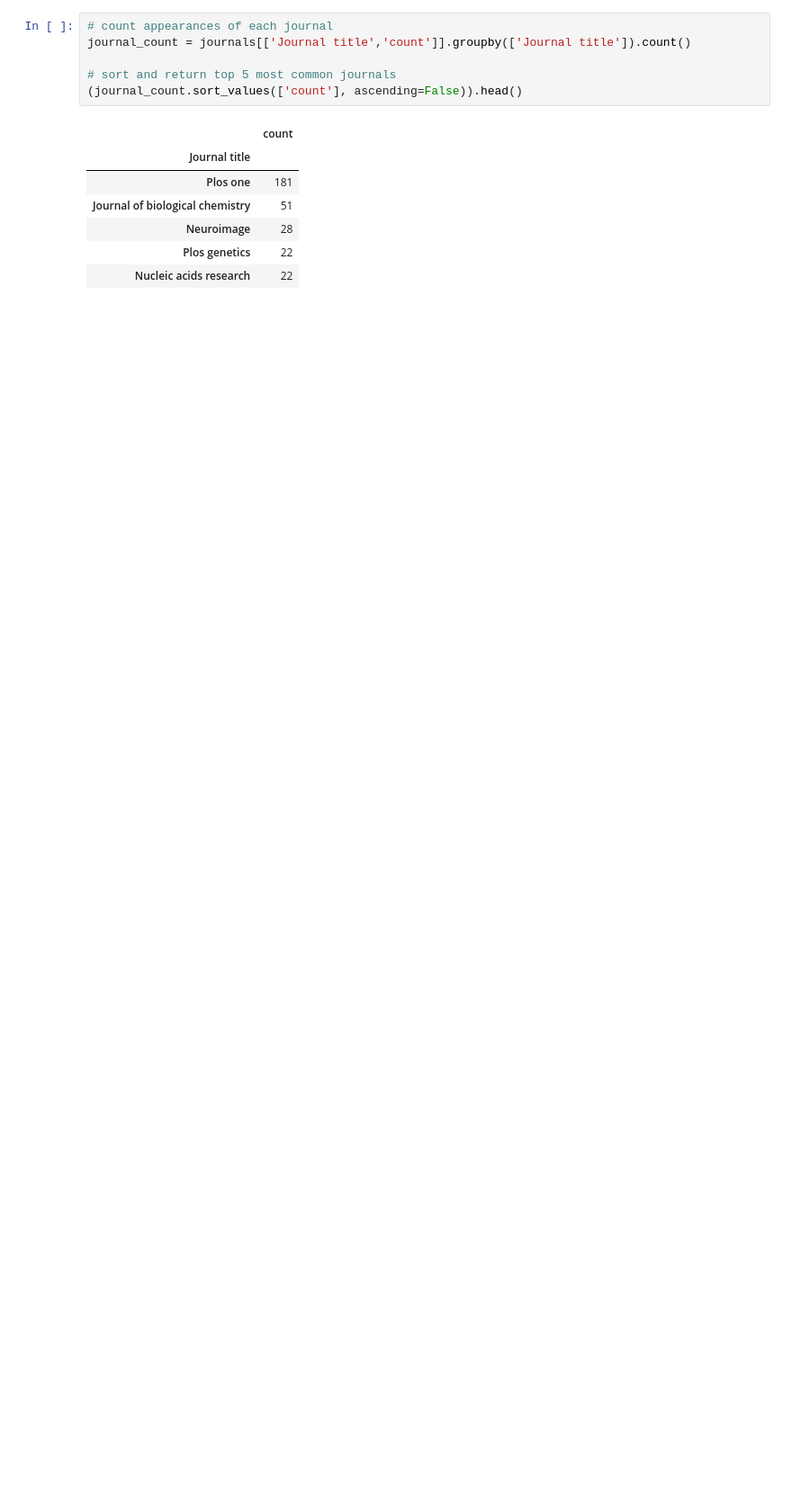
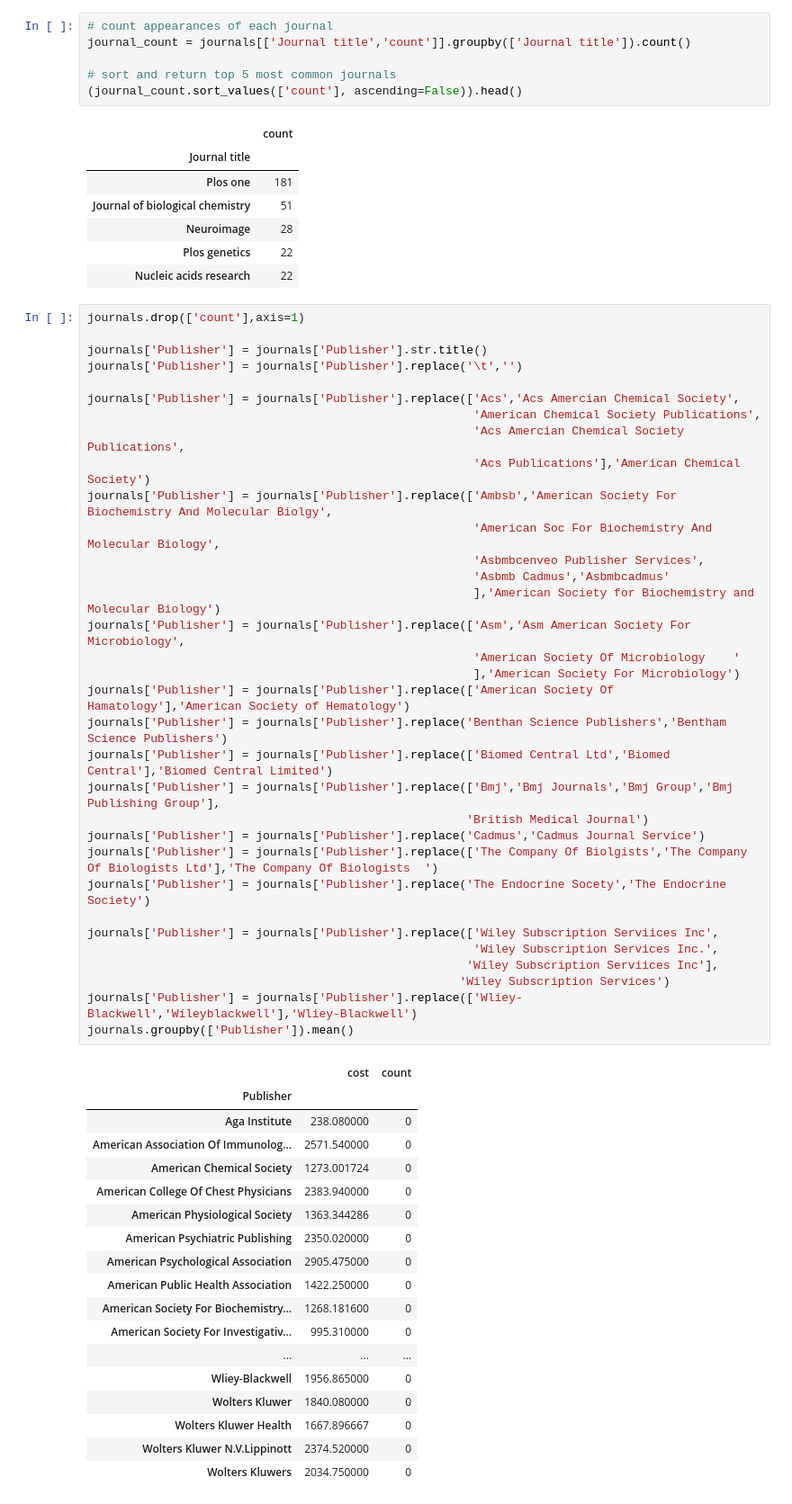
Before and after one commit to mhuh22/Thinkful, a Jupyter notebook: Bootcamp/Unit 1/Challenge - Data cleaning & validation.ipynb, the cells around one changed output. Shown at 90% size. Cells and saved outputs as stored; diff of their text form; blank space fills up the shorter version.

```diff
--- a/Bootcamp/Unit 1/Challenge - Data cleaning & validation.ipynb
+++ b/Bootcamp/Unit 1/Challenge - Data cleaning & validation.ipynb
@@ -58,3 +53,55 @@ journal_count = journals[['Journal title','count']].groupby(['Journal title']).c
 | Neuroimage | 28 |
 | Plos genetics | 22 |
 | Nucleic acids research | 22 |
+# %%
+journals.drop(['count'],axis=1)
+
+journals['Publisher'] = journals['Publisher'].str.title()
+journals['Publisher'] = journals['Publisher'].replace('\t','')
+
+journals['Publisher'] = journals['Publisher'].replace(['Acs','Acs Amercian Chemical Society',
+                                                       'American Chemical Society Publications',
+                                                       'Acs Amercian Chemical Society Publications',
+                                                       'Acs Publications'],'American Chemical Society')
+journals['Publisher'] = journals['Publisher'].replace(['Ambsb','American Society For Biochemistry And Molecular Biolgy',
+                                                       'American Soc For Biochemistry And Molecular Biology',
+                                                       'Asbmbcenveo Publisher Services',
+                                                       'Asbmb Cadmus','Asbmbcadmus'
+                                                       ],'American Society for Biochemistry and Molecular Biology')
+journals['Publisher'] = journals['Publisher'].replace(['Asm','Asm American Society For Microbiology',
+                                                       'American Society Of Microbiology	'
+                                                       ],'American Society For Microbiology')
+journals['Publisher'] = journals['Publisher'].replace(['American Society Of Hamatology'],'American Society of Hematology')
+journals['Publisher'] = journals['Publisher'].replace('Benthan Science Publishers','Bentham Science Publishers')
+journals['Publisher'] = journals['Publisher'].replace(['Biomed Central Ltd','Biomed Central'],'Biomed Central Limited')
+journals['Publisher'] = journals['Publisher'].replace(['Bmj','Bmj Journals','Bmj Group','Bmj Publishing Group'],
+                                                      'British Medical Journal')
+journals['Publisher'] = journals['Publisher'].replace('Cadmus','Cadmus Journal Service')
+journals['Publisher'] = journals['Publisher'].replace(['The Company Of Biolgists','The Company Of Biologists Ltd'],'The Company Of Biologists	')
+journals['Publisher'] = journals['Publisher'].replace('The Endocrine Socety','The Endocrine Society')
+
+journals['Publisher'] = journals['Publisher'].replace(['Wiley Subscription Serviices Inc',
+                                                       'Wiley Subscription Services Inc.',
+                                                      'Wiley Subscription Serviices Inc'],
+                                                     'Wiley Subscription Services')
+journals['Publisher'] = journals['Publisher'].replace(['Wliey-Blackwell','Wileyblackwell'],'Wliey-Blackwell')
+journals.groupby(['Publisher']).mean()
+# %% [output]
+|  | cost | count |
+| Publisher |  |  |
+| Aga Institute | 238.080000 | 0 |
+| American Association Of Immunolog... | 2571.540000 | 0 |
+| American Chemical Society | 1273.001724 | 0 |
+| American College Of Chest Physicians | 2383.940000 | 0 |
+| American Physiological Society | 1363.344286 | 0 |
+| American Psychiatric Publishing | 2350.020000 | 0 |
+| American Psychological Association | 2905.475000 | 0 |
+| American Public Health Association | 1422.250000 | 0 |
+| American Society For Biochemistry... | 1268.181600 | 0 |
+| American Society For Investigativ... | 995.310000 | 0 |
+| ... | ... | ... |
+| Wliey-Blackwell | 1956.865000 | 0 |
+| Wolters Kluwer | 1840.080000 | 0 |
+| Wolters Kluwer Health | 1667.896667 | 0 |
+| Wolters Kluwer N.V.Lippinott | 2374.520000 | 0 |
+| Wolters Kluwers | 2034.750000 | 0 |
```
Also changed, not shown: parts of 6 cells of this notebook.
